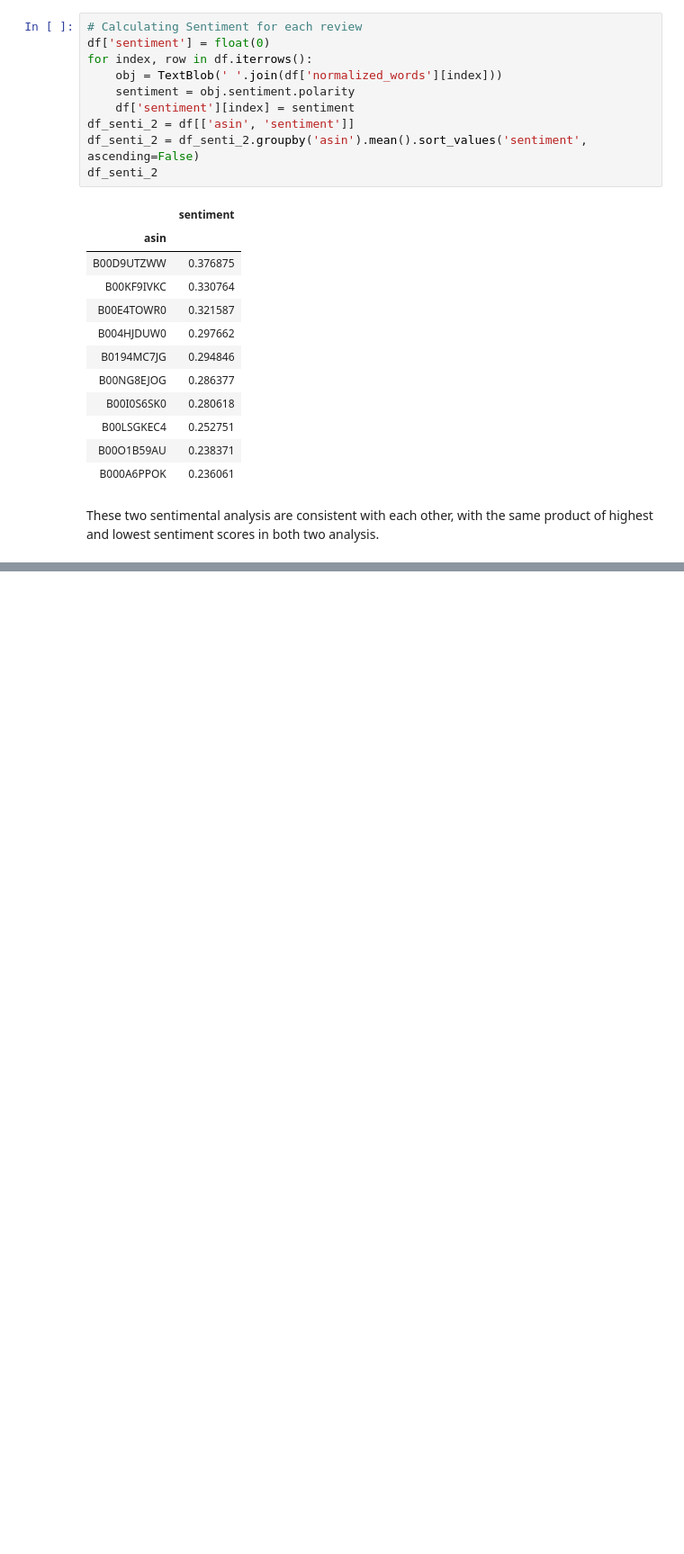
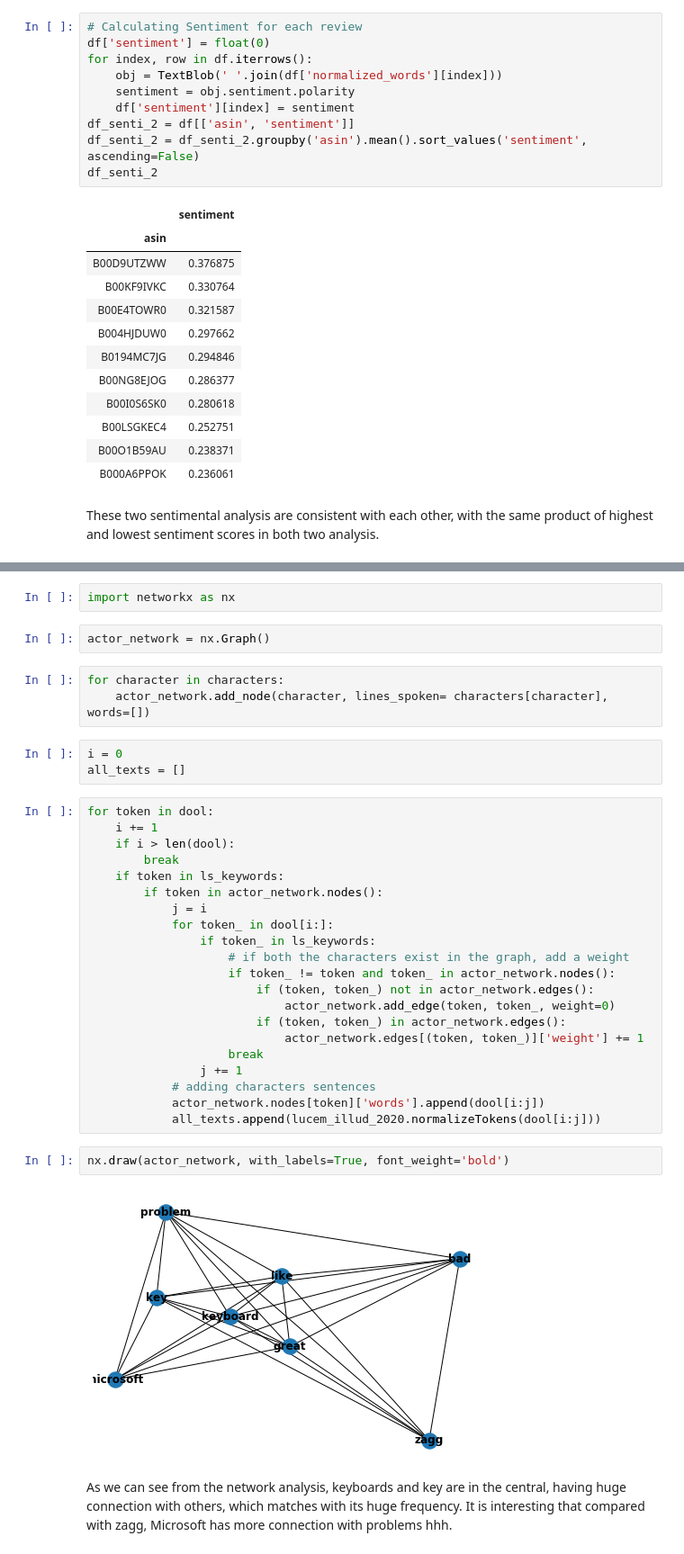
Before and after one commit to liu431/Content-Analysis-Project, a Jupyter notebook: Code/EDA_project.ipynb, the cells around one changed output, grey strips where cells are left out. Shown at 90% size. Saved outputs shown, nothing was run; the diff lists cells and outputs as text; blank space fills up the shorter version.

Commit message:
Updated EDA results with network analysis

```diff
--- a/Code/EDA_project.ipynb
+++ b/Code/EDA_project.ipynb
@@ -266,0 +325,37 @@ These two sentimental analysis are consistent with each other, with the same pro
+# %%
+import networkx as nx
+# %%
+actor_network = nx.Graph()
+# %%
+for character in characters:
+    actor_network.add_node(character, lines_spoken= characters[character], words=[])
+# %%
+i = 0
+all_texts = []
+# %%
+for token in dool:
+    i += 1
+    if i > len(dool):
+        break
+    if token in ls_keywords:
+        if token in actor_network.nodes():
+            j = i
+            for token_ in dool[i:]:
+                if token_ in ls_keywords:
+                    # if both the characters exist in the graph, add a weight
+                    if token_ != token and token_ in actor_network.nodes():
+                        if (token, token_) not in actor_network.edges():
+                            actor_network.add_edge(token, token_, weight=0)
+                        if (token, token_) in actor_network.edges():
+                            actor_network.edges[(token, token_)]['weight'] += 1
+                    break
+                j += 1
+            # adding characters sentences
+            actor_network.nodes[token]['words'].append(dool[i:j])
+            all_texts.append(lucem_illud_2020.normalizeTokens(dool[i:j]))
+# %%
+nx.draw(actor_network, with_labels=True, font_weight='bold')
+# %% [output]
+[figure, added]
+# %% [markdown]
+As we can see from the network analysis, keyboards and key are in the central, having huge connection with others, which matches with its huge frequency. It is interesting that compared with zagg, Microsoft has more connection with problems hhh.
```
Also changed, not shown: parts of 15 cells of this notebook.
